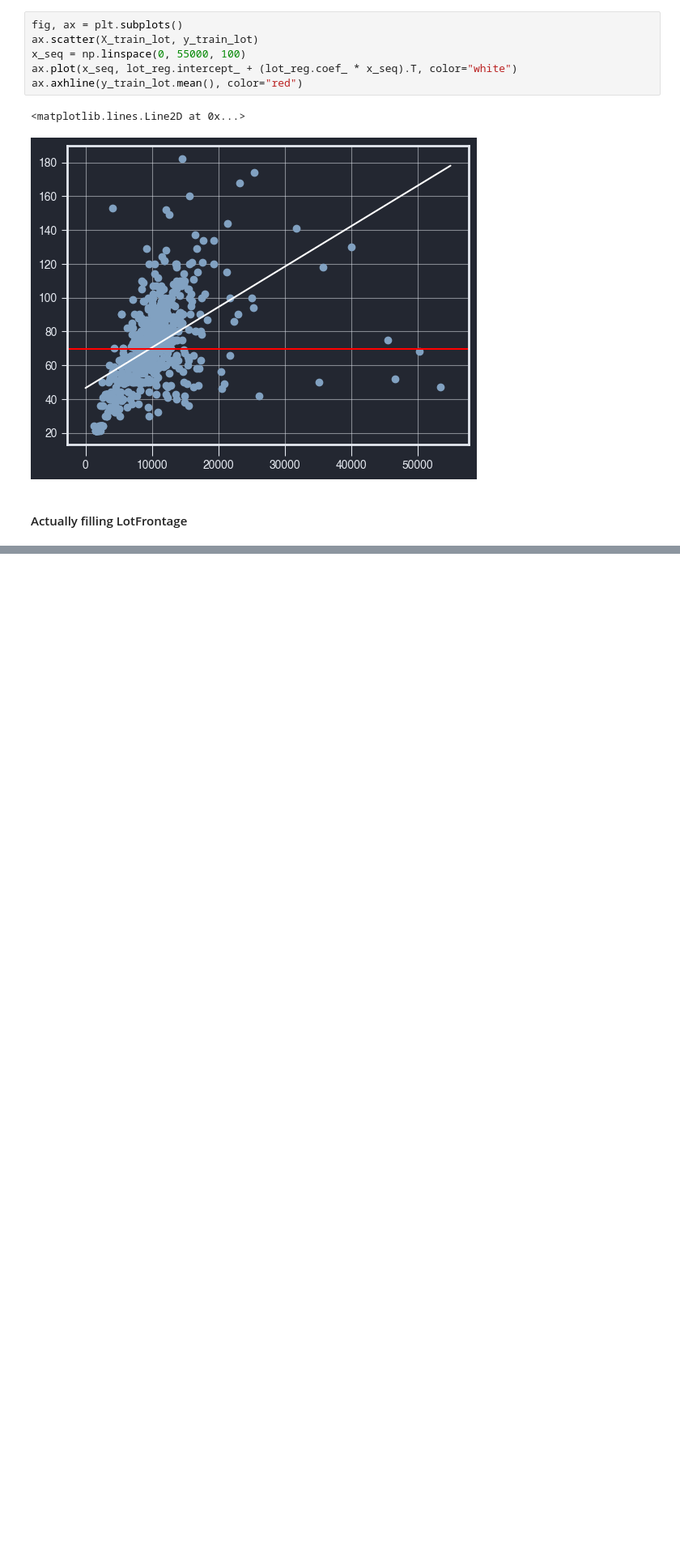
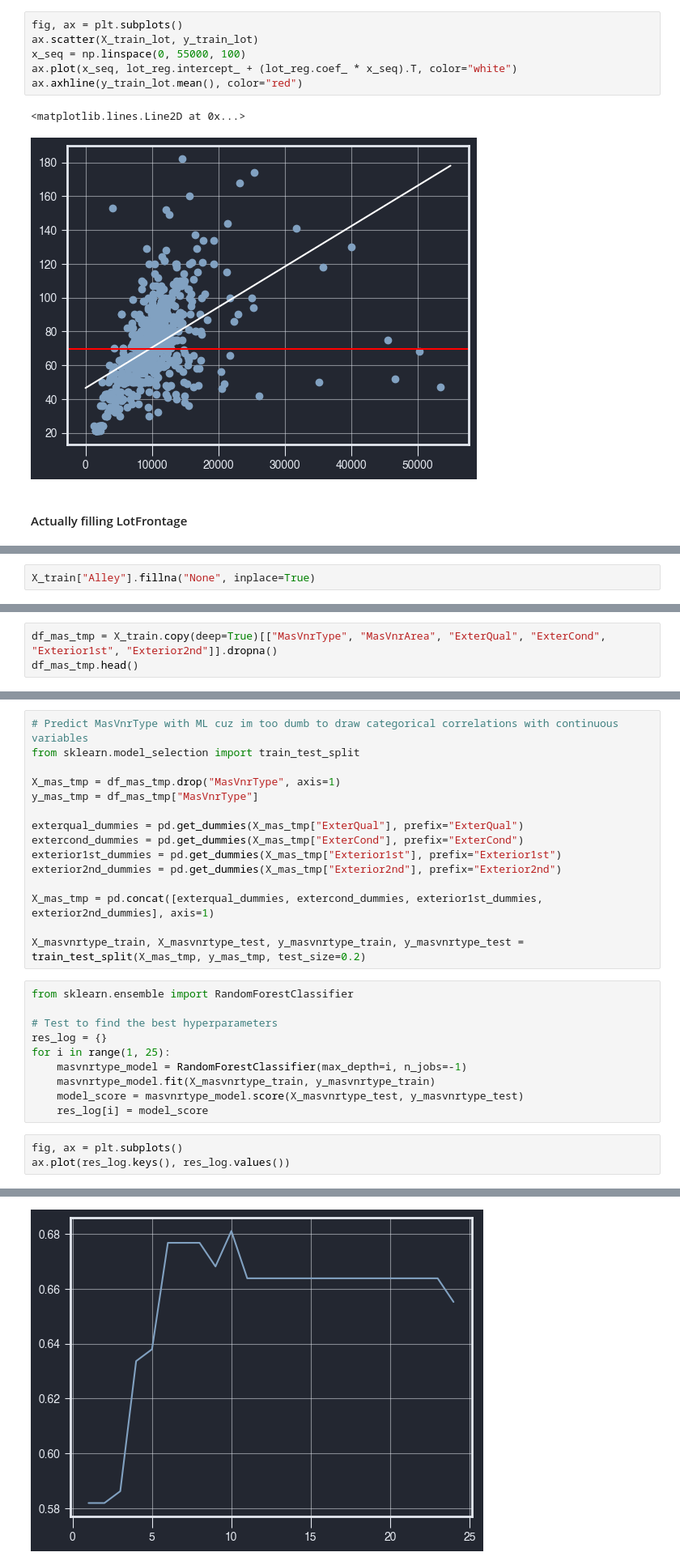
Before and after one commit to kimichenn/kaggle-competitions, a Jupyter notebook: house-prices-advanced-regression-techniques/house_prices.ipynb, the cells around one changed output, grey strips where cells are left out. Shown at 81% size. Saved outputs shown, nothing was run; the diff lists cells and outputs as text; blank space fills up the shorter version.

```diff
--- a/house-prices-advanced-regression-techniques/house_prices.ipynb
+++ b/house-prices-advanced-regression-techniques/house_prices.ipynb
@@ -142,0 +219,2 @@ X_train["LotFrontage"].fillna(lot_front_pred_dict, inplace=True)
+# %%
+X_train["Alley"].fillna("None", inplace=True)
@@ -142,0 +244,3 @@ X_train["LotFrontage"].fillna(lot_front_pred_dict, inplace=True)
+# %%
+df_mas_tmp = X_train.copy(deep=True)[["MasVnrType", "MasVnrArea", "ExterQual", "ExterCond", "Exterior1st", "Exterior2nd"]].dropna()
+df_mas_tmp.head()
@@ -142,0 +254,29 @@ X_train["LotFrontage"].fillna(lot_front_pred_dict, inplace=True)
+# %%
+# Predict MasVnrType with ML cuz im too dumb to draw categorical correlations with continuous variables
+from sklearn.model_selection import train_test_split
+
+X_mas_tmp = df_mas_tmp.drop("MasVnrType", axis=1)
+y_mas_tmp = df_mas_tmp["MasVnrType"]
+
+exterqual_dummies = pd.get_dummies(X_mas_tmp["ExterQual"], prefix="ExterQual")
+extercond_dummies = pd.get_dummies(X_mas_tmp["ExterCond"], prefix="ExterCond")
+exterior1st_dummies = pd.get_dummies(X_mas_tmp["Exterior1st"], prefix="Exterior1st")
+exterior2nd_dummies = pd.get_dummies(X_mas_tmp["Exterior2nd"], prefix="Exterior2nd")
+
+X_mas_tmp = pd.concat([exterqual_dummies, extercond_dummies, exterior1st_dummies, exterior2nd_dummies], axis=1)
+
+X_masvnrtype_train, X_masvnrtype_test, y_masvnrtype_train, y_masvnrtype_test = train_test_split(X_mas_tmp, y_mas_tmp, test_size=0.2)
+# %%
+from sklearn.ensemble import RandomForestClassifier
+
+# Test to find the best hyperparameters
+res_log = {}
+for i in range(1, 25):
+	masvnrtype_model = RandomForestClassifier(max_depth=i, n_jobs=-1)
+	masvnrtype_model.fit(X_masvnrtype_train, y_masvnrtype_train)
+	model_score = masvnrtype_model.score(X_masvnrtype_test, y_masvnrtype_test)
+	res_log[i] = model_score
+# %%
+fig, ax = plt.subplots()
+ax.plot(res_log.keys(), res_log.values())
+# %% [output]
@@ -142,0 +284 @@ X_train["LotFrontage"].fillna(lot_front_pred_dict, inplace=True)
+[figure, added]
```
Also changed, not shown: parts of 112 cells of this notebook, 1 other file.
